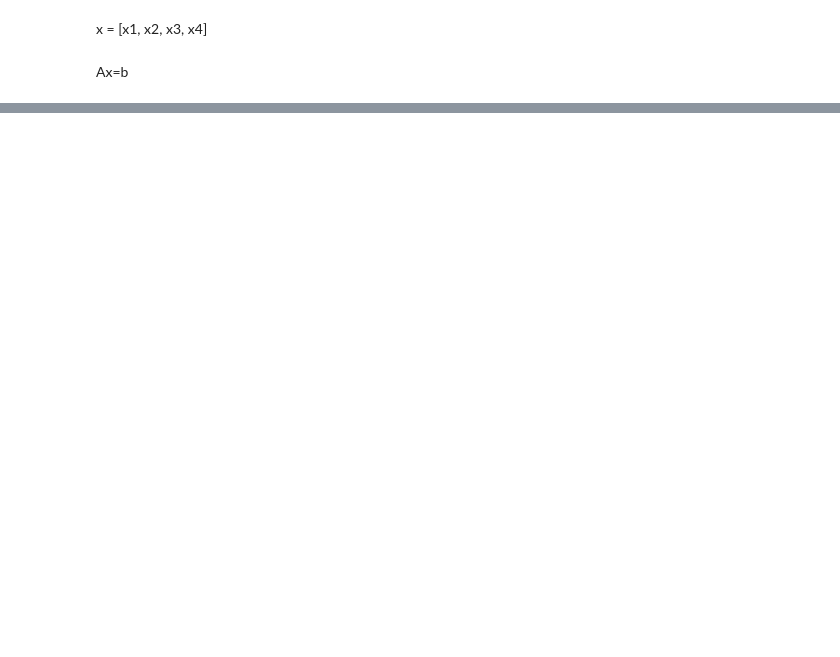
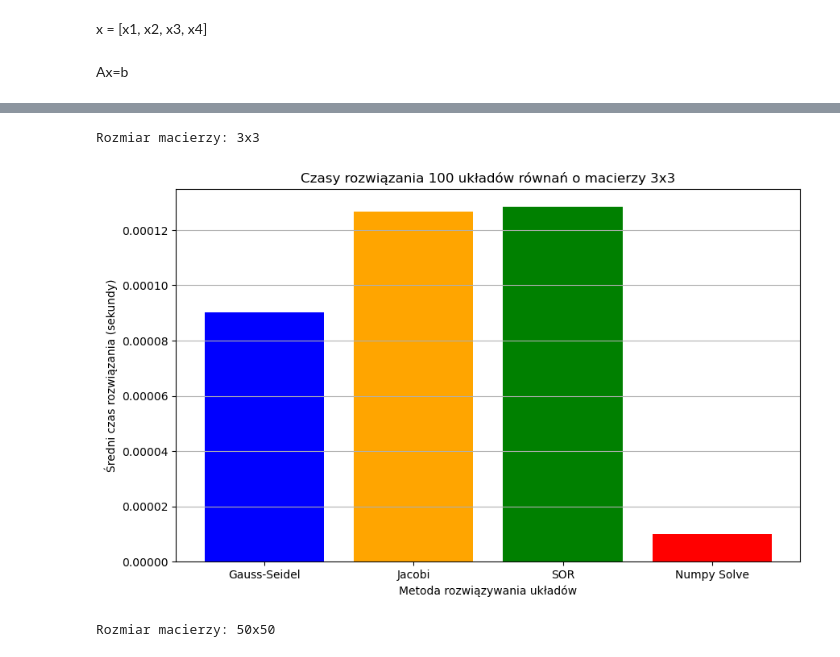
Before and after one commit to Szymon-Stasiak/numericMethods, a Jupyter notebook: MethodsOfSolvingEquations.ipynb, the cells around one changed output, grey strips where cells are left out. Saved outputs shown, nothing was run; the diff lists cells and outputs as text; code cells hidden in the pictures; blank space fills up the shorter version.

```diff
--- a/MethodsOfSolvingEquations.ipynb
+++ b/MethodsOfSolvingEquations.ipynb
@@ -72,0 +126,2 @@ This method is practical, easy to implement, and easy to understand. However, if
+# %%
+Inverse = np.linalg.inv(D+L)
@@ -72,0 +195,17 @@ This method is practical, easy to implement, and easy to understand. However, if
+# %%
+tolerance = 1e-8
+iteration = 100_000
+x = np.zeros_like(b, dtype=float)
+old_x=x.copy()
+n= len(b)
+while iteration > 0:
+        x_new = x.copy()
+        for i in range(n):
+            sigma = sum(A[i][j] * x_new[j] if j < i else A[i][j] * x[j] for j in range(n) if j != i)
+            x_new[i] = (1 - omega) * x[i] + (omega / A[i][i]) * (b[i] - sigma)
+            if np.linalg.norm(x_new - x) < tolerance:
+                break
+        x = x_new
+        iteration -= 1
+
+print(x)
@@ -72,0 +256,61 @@ This method is practical, easy to implement, and easy to understand. However, if
+# %%
+import time
+import matplotlib.pyplot as plt
+
+def measure_time(method, A, b):
+    start_time = time.time()
+    try:
+        result = method(A, b)
+    except:
+        result = None
+    end_time = time.time()
+    return result, end_time - start_time
+
+def generate_diagonally_dominant_matrix_and_vector(rows, cols=None):
+    if cols is None:
+        cols = rows
+    A = np.random.rand(rows, cols)
+    if rows == cols:
+        for i in range(rows):
+            A[i, i] = np.sum(np.abs(A[i])) + np.random.rand()
+    b = np.random.rand(rows)
+    return A, b
+
+def compare_methods_for_sizes(sizes, liczba_ukladow=100):
+    methods = {
+        'Gauss-Seidel': gauss_seidel,
+        'Jacobi': jacobi,
+        'SOR': sor,
+        'Numpy Solve': np.linalg.solve
+    }
+
+    for size in sizes:
+        rows, cols = (size, size) if isinstance(size, int) else size
+        print(f"Rozmiar macierzy: {rows}x{cols}")
+        czasy = {name: [] for name in methods.keys()}
+
+        for _ in range(liczba_ukladow):
+            A, b = generate_diagonally_dominant_matrix_and_vector(rows, cols)
+            for name, method in methods.items():
+                _, elapsed_time = measure_time(method, A, b)
+                czasy[name].append(elapsed_time)
+
+        srednie_czasy = {name: np.mean(times) for name, times in czasy.items()}
+
+        plt.figure(figsize=(10, 6))
+        nazwy = list(srednie_czasy.keys())
+        wartosci = list(srednie_czasy.values())
+
+        plt.bar(nazwy, wartosci, color=['blue', 'orange', 'green', 'red', 'purple'])
+        plt.xlabel('Metoda rozwiązywania układów')
+        plt.ylabel('Średni czas rozwiązania (sekundy)')
+        plt.title(f'Czasy rozwiązania {liczba_ukladow} układów równań o macierzy {rows}x{cols}')
+        plt.grid(axis='y')
+        plt.show()
+
+sizes = [3, 50,100,200, 250,500,750,1000]
+compare_methods_for_sizes(sizes, liczba_ukladow=100)
+# %% [output]
+Rozmiar macierzy: 3x3
+[figure, added]
+Rozmiar macierzy: 50x50
```
Also changed, not shown: parts of 41 cells of this notebook.
